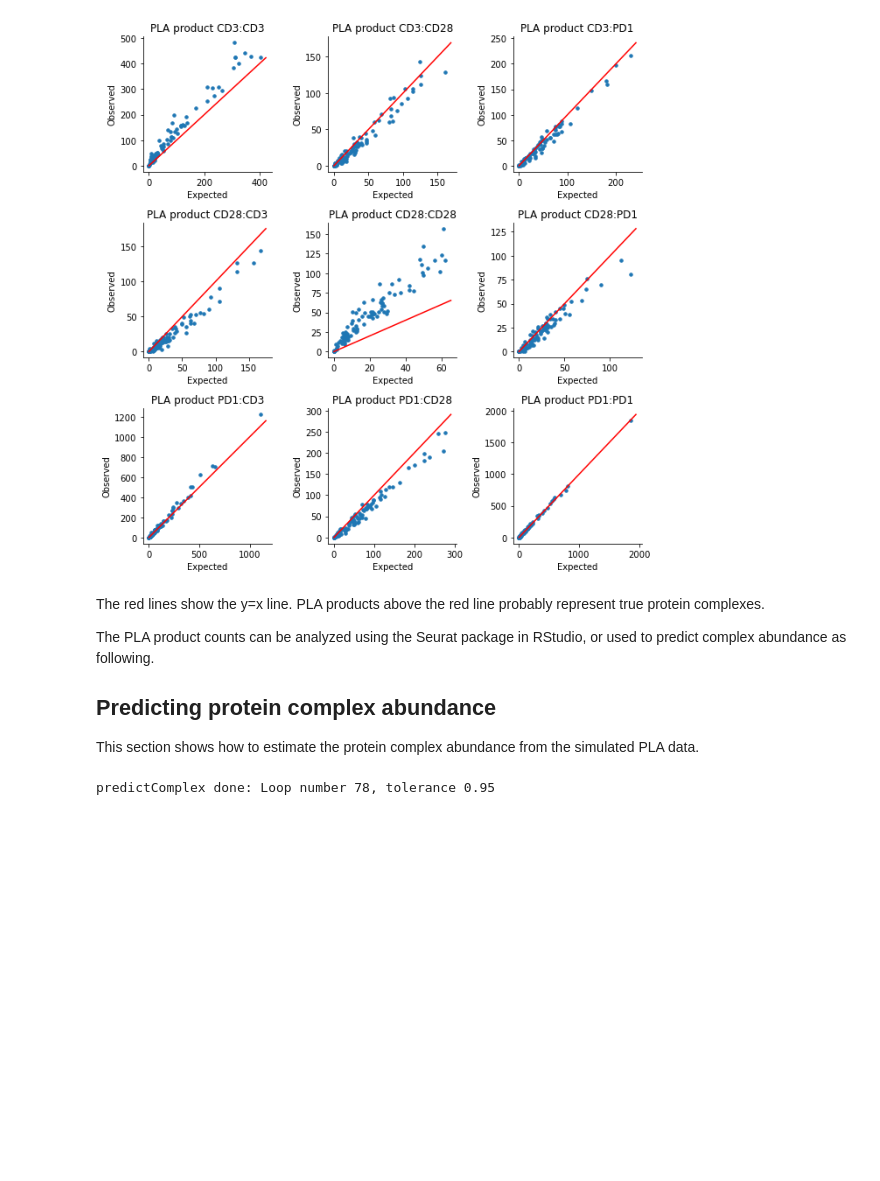
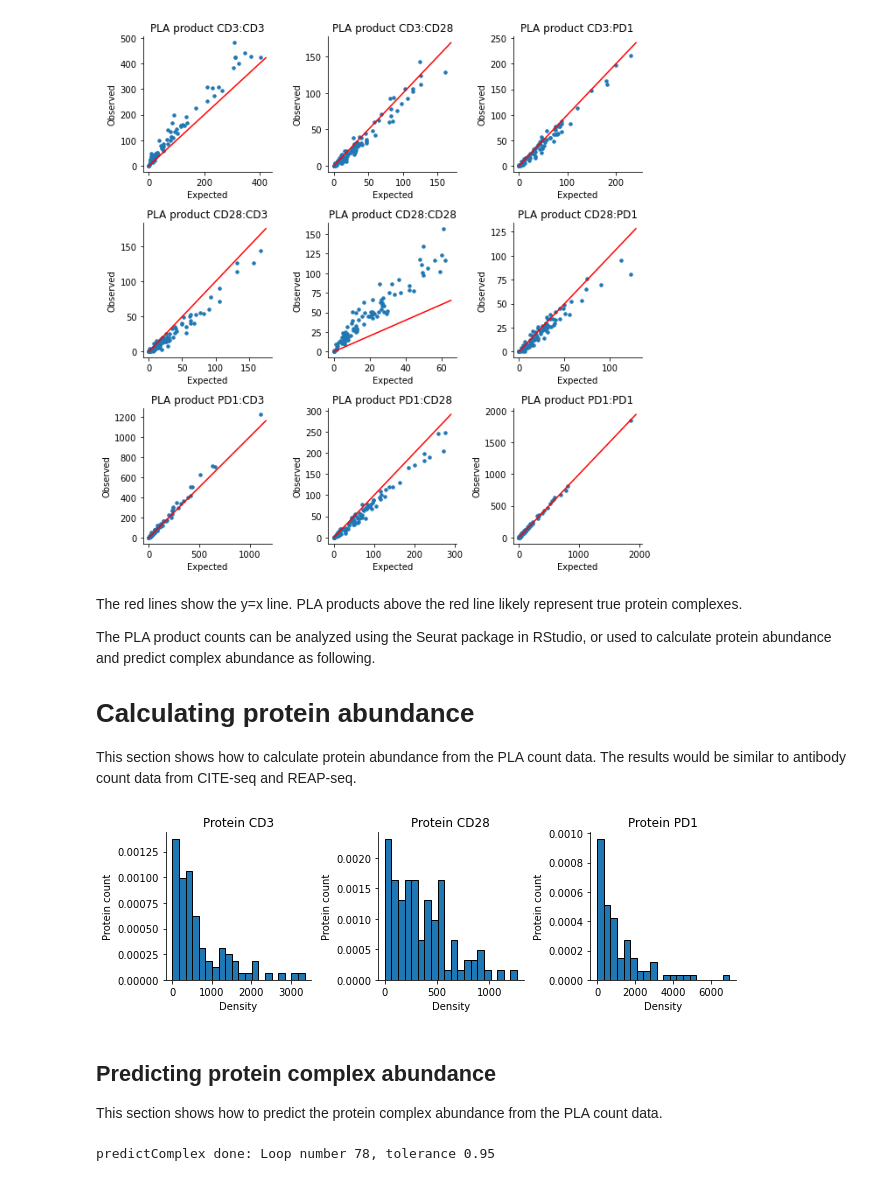
Before and after one commit to tay-lab/Prox-seq, a Jupyter notebook: PLA_data_analysis_example.ipynb, the cells around one changed output. Cells and saved outputs as stored; diff of their text form; code cells hidden in the pictures; blank space fills up the shorter version.

Commit message:
Update notebook
Add calculating protein abundance

```diff
--- a/PLA_data_analysis_example.ipynb
+++ b/PLA_data_analysis_example.ipynb
@@ -55,13 +55,31 @@ fig.tight_layout()
 # %% [output]
 [figure]
 # %% [markdown]
-The red lines show the y=x line. PLA products above the red line probably represent true protein complexes.
+The red lines show the y=x line. PLA products above the red line likely represent true protein complexes.
 
-The PLA product counts can be analyzed using the Seurat package in RStudio, or used to predict complex abundance as following.
+The PLA product counts can be analyzed using the Seurat package in RStudio, or used to calculate protein abundance and predict complex abundance as following.
 
-## Predicting protein complex abundance
+# Calculating protein abundance
 
-This section shows how to estimate the protein complex abundance from the simulated PLA data.
+This section shows how to calculate protein abundance from the PLA count data. The results would be similar to antibody count data from CITE-seq and REAP-seq.
+# %%
+dge_protein = PF.calculateProteinAbundance(dge)
+
+# Plot
+fig, ax = plt.subplots(ncols=3, figsize=(9,3))
+for i, value in enumerate(["CD3","CD28","PD1"]):
+    ax[i].hist(dge_protein.loc[value,:], bins=20, density=True, edgecolor='black')
+    ax[i].set_xlabel("Density")
+    ax[i].set_ylabel("Protein count")
+    ax[i].set_title(f"Protein {value}")
+sns.despine(fig=fig)
+fig.tight_layout()
+# %% [output]
+[figure, added]
+# %% [markdown]
+## Predicting protein complex abundance
+
+This section shows how to predict the protein complex abundance from the PLA count data.
 # %%
 dge_complex = PF.predictComplex(dge, nIter=200, tol=1)
 # %% [output]
```
Also changed, not shown: parts of 2 cells of this notebook, 1 other file.
